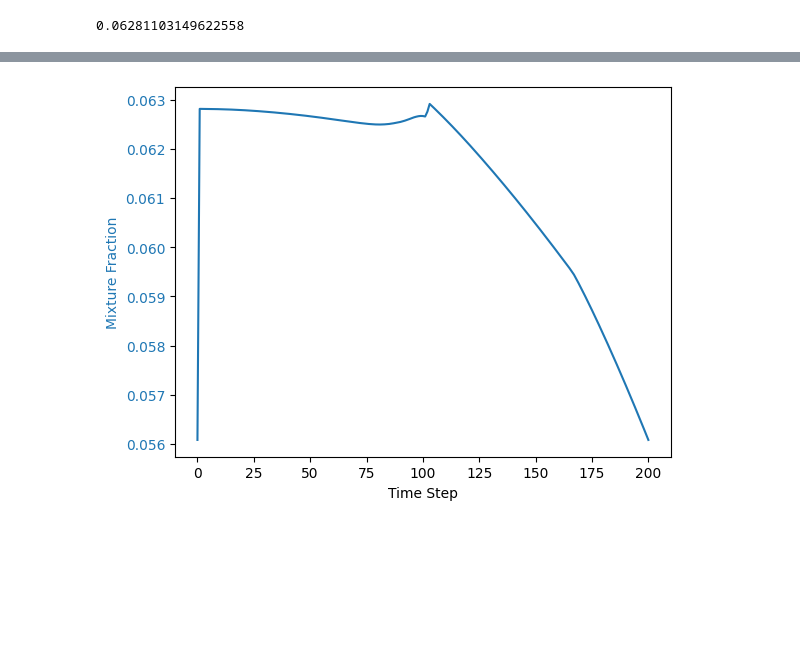
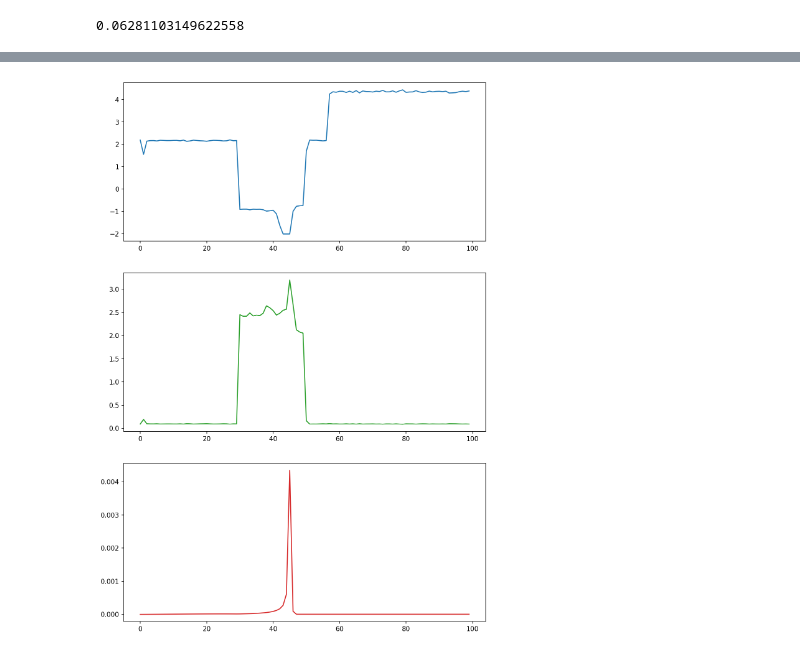
Before and after one commit to DMO-LAB/combustionRL, a Jupyter notebook: evaluate_rl.ipynb, the cells around one changed output, grey strips where cells are left out. Saved outputs shown, nothing was run; the diff lists cells and outputs as text; code cells hidden in the pictures; blank space fills up the shorter version.

```diff
--- a/evaluate_rl.ipynb
+++ b/evaluate_rl.ipynb
@@ -929,3 +1052,12 @@ print(solver_names)
+# %%
+# plot the reward, cpu time, and timestep error
+fig, (ax1, ax2, ax3) = plt.subplots(3, 1, figsize=(10, 15), dpi=150)
+ax1.plot(all_action_comparison[action]['rewards'], color='tab:blue')
+ax2.plot(all_action_comparison[action]['cpu_times'], color='tab:green')
+ax3.plot(all_action_comparison[action]['timestep_errors'], color='tab:red')
+plt.show()
+# %% [output]
+[figure, added]
 # %%
 all_action_comparison = {}
 # %%
@@ -984,18 +1114,0 @@ all_action_comparison[action] = {
-# %%
-fig, ax1 = plt.subplots()
-
-# Plot equivalence ratio on left y-axis
-ax1.set_xlabel('Time Step')
-ax1.set_ylabel('Mixture Fraction', color='tab:blue')
-ax1.plot(Zs, color='tab:blue')
-ax1.tick_params(axis='y', labelcolor='tab:blue')
-
-# # Plot mixture fraction on right y-axis
-# ax2 = ax1.twinx()
-# ax2.set_ylabel('Mixture Fraction', color='tab:orange')
-# ax2.plot(Zs, color='tab:orange')
-# ax2.tick_params(axis='y', labelcolor='tab:orange')
-
-plt.show()
-# %% [output]
-[figure, removed]
```
Also changed, not shown: parts of 26 cells of this notebook, 19 other files.
